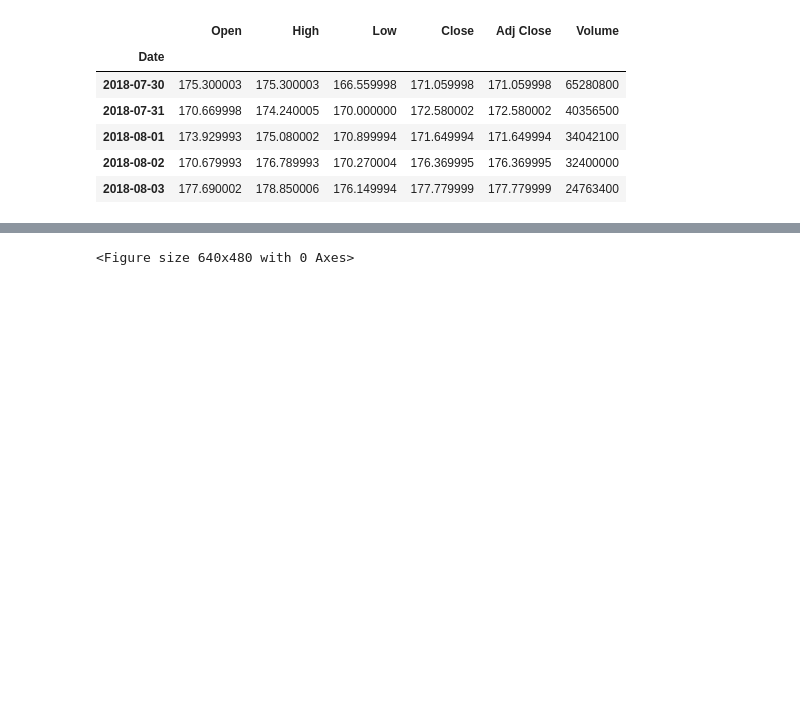
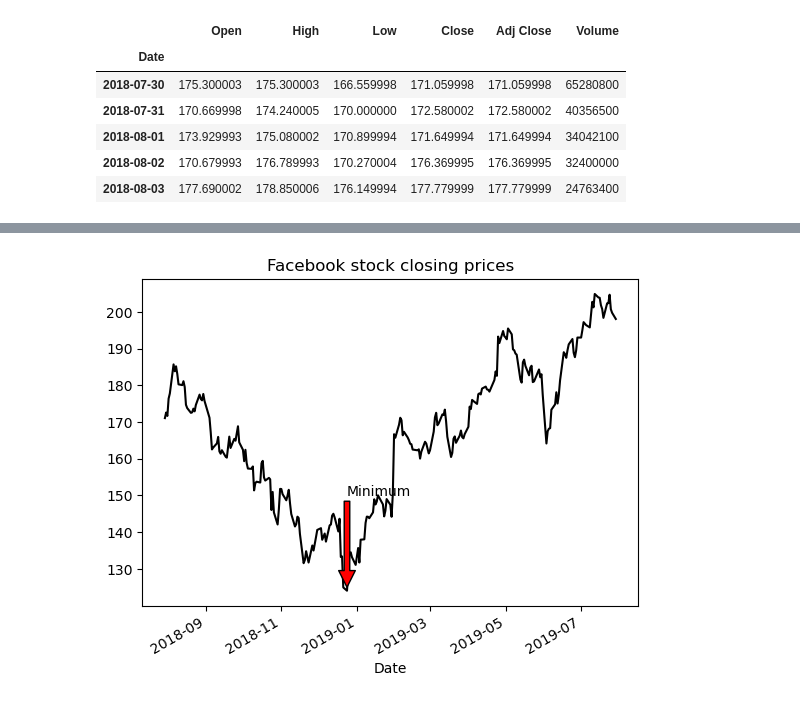
Before and after one commit to wjyrskyy14-ctrl/BELAJAR-DATA-SCIENCE, a Jupyter notebook: PYTHON/DATA VISUALISASI/1.matplotlib_notebook.ipynb, the cells around one changed output, grey strips where cells are left out. Saved outputs shown, nothing was run; the diff lists cells and outputs as text; code cells hidden in the pictures; blank space fills up the shorter version.

```diff
--- a/PYTHON/DATA VISUALISASI/1.matplotlib_notebook.ipynb
+++ b/PYTHON/DATA VISUALISASI/1.matplotlib_notebook.ipynb
@@ -105,20 +118,30 @@ df.head()
 # %%
-c_price = df['Close'] # Ambil cuma kolom **Close** (harga penutupan).
+# --- 1. MENYIAPKAN KANVAS KOSONG ---
+# Membuat objek gambar (fig) dan area plot (ax)
+fig = plt.figure()
+ax = fig.add_subplot(1, 1, 1)
 
-plt.figure()
-ax = fig.add_subplot(1,1,1)
+# --- 2. MENGGAMBAR GARIS SAHAM ---
+# Menggambar data c_price ke kanvas 'ax' dengan garis hitam solid ('k-')
+c_price.plot(ax=ax, style='k-')
 
-c_price.plot(ax=ax, style='k') # Plot harga close pake `plot()` method dari pandas Series, hitam solid.
-ax.set_title('Facebook stock closing prices') # set judul
+# --- 3. MEMBERI JUDUL GRAFIK ---
+ax.set_title('Facebook stock closing prices')
 
-c_price.min()
+# --- 4. MENYIAPKAN ANOTASI ---
+# Menentukan tanggal minimum dan teks penanda
+date = "2018-12-24"
+text = "Minimum"
 
+# --- 5. MEMBUAT PANAH MERAH (ANOTASI) ---
+ax.annotate(
+    text,                      # Teks yang mau ditampilkan ("Minimum")
+    xy=(date, 125),            # Ujung anak panah menunjuk ke koordinat ini
+    xytext=(date, 150),        # Posisi teks "Minimum" diletakkan
+    arrowprops=dict(facecolor='red') # Mengatur warna panah menjadi merah
+)
 
-date="2018-12-24"
-text="Minimum"
-
-ax.annotate(
-    text, xy=(date,125), xytext=(date,150),
-    arrowprops=dict(facecolor='red'))
+# --- 6. MENAMPILKAN HASILNYA ---
+plt.show()
 # %% [output]
-<Figure size 640x480 with 0 Axes>
+[figure, added]
```
Also changed, not shown: parts of 6 cells of this notebook, 2 other files.
